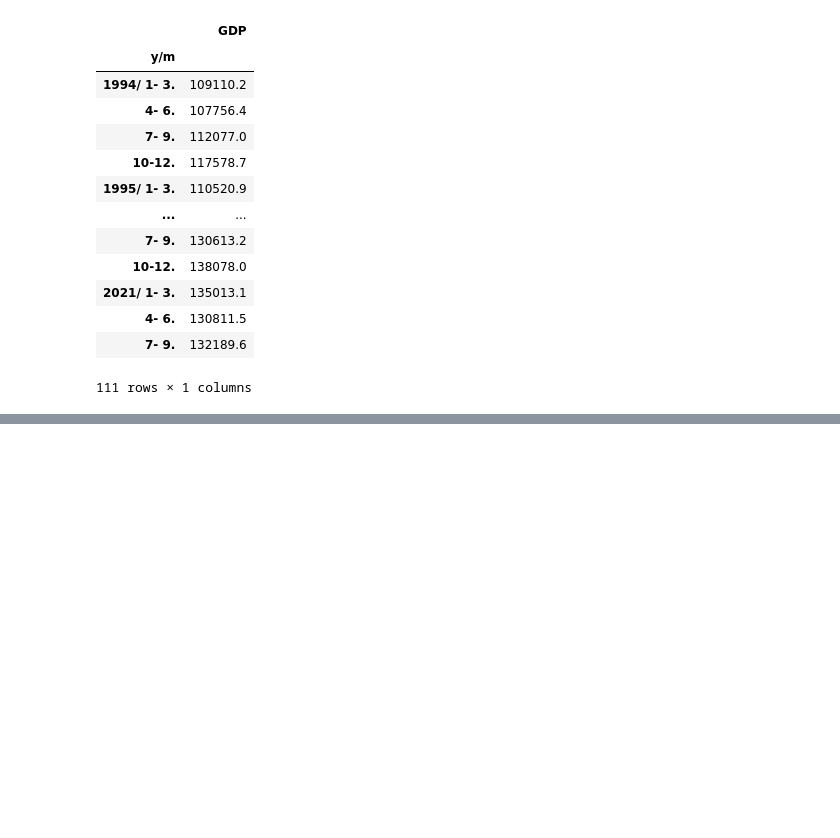
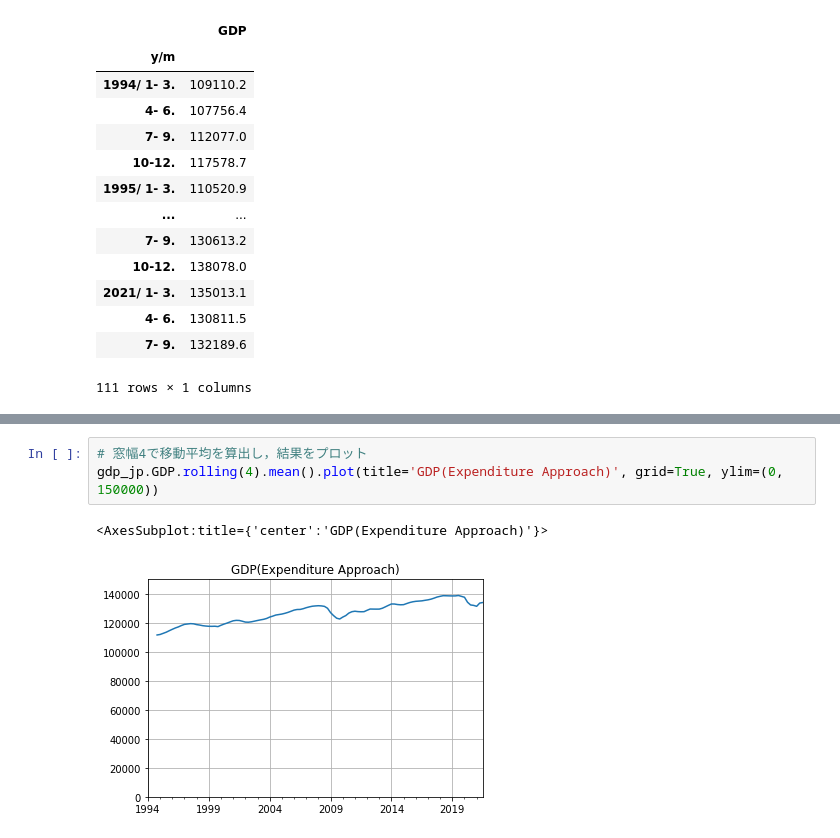
Before and after one commit to kiyoyoki/DataScienceSkillApprentice, a Jupyter notebook: TimeSeriesData.ipynb, the cells around one changed output, grey strips where cells are left out. Saved outputs shown, nothing was run; the diff lists cells and outputs as text; blank space fills up the shorter version.

```diff
--- a/TimeSeriesData.ipynb
+++ b/TimeSeriesData.ipynb
@@ -56,0 +95,6 @@ gdp_jp
+# %%
+# 窓幅4で移動平均を算出し，結果をプロット
+gdp_jp.GDP.rolling(4).mean().plot(title='GDP(Expenditure Approach)', grid=True, ylim=(0, 150000))
+# %% [output]
+<AxesSubplot:title={'center':'GDP(Expenditure Approach)'}>
+[figure, added]
```
Also changed, not shown: parts of 19 cells of this notebook, 1 other file.
